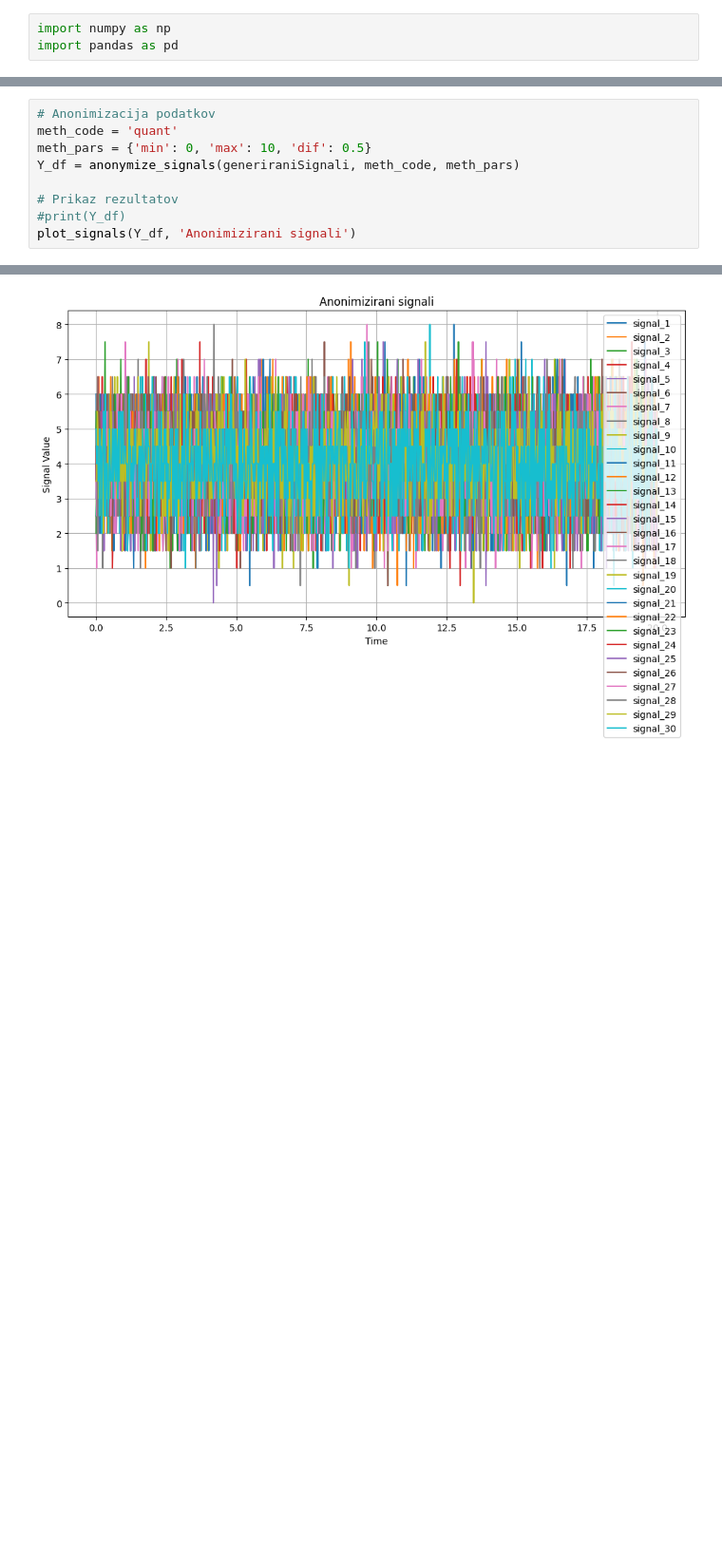
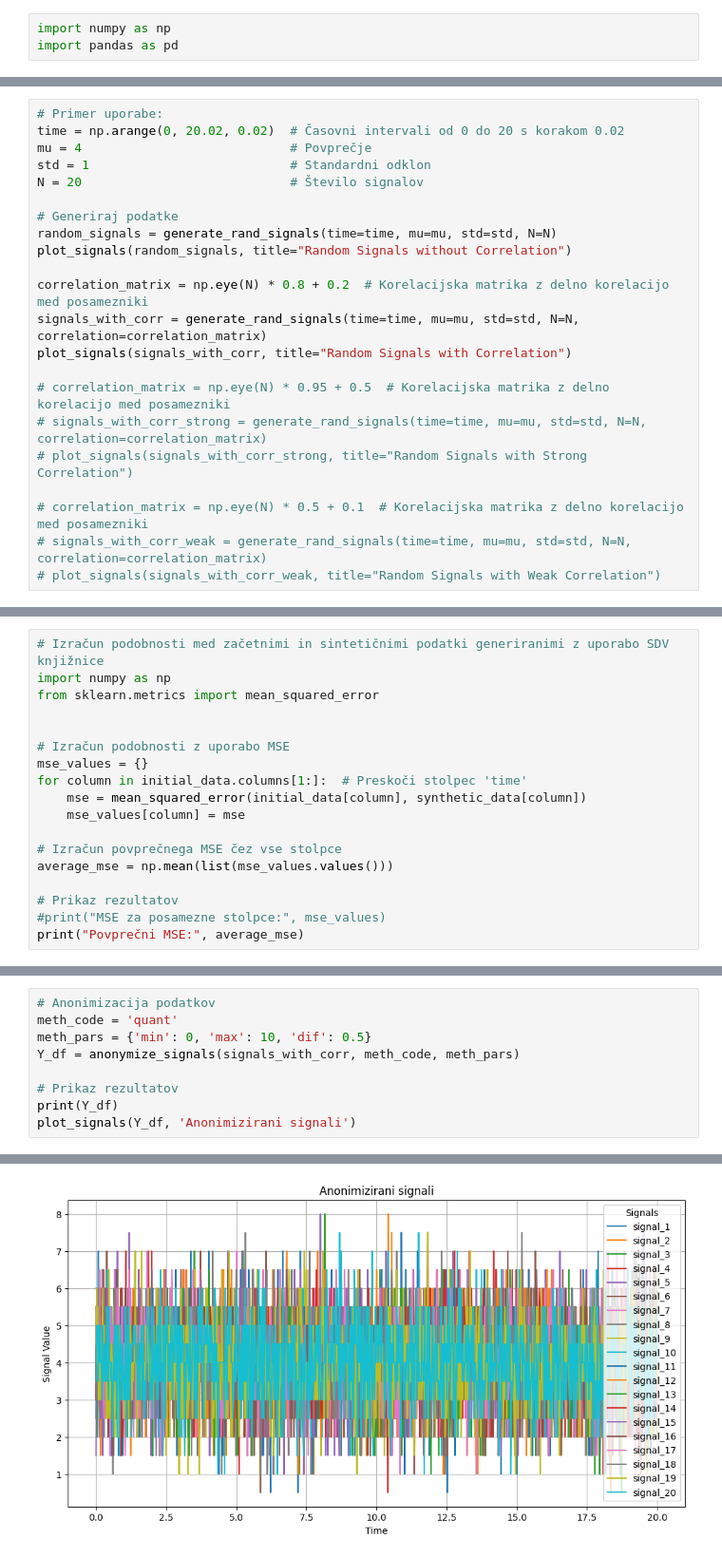
Before and after one commit to Leon-0-0-7/magistrska, a Jupyter notebook: src/anonimizacijaV1.ipynb, the cells around one changed output, grey strips where cells are left out. Shown at 95% size. Drawn from its saved outputs; the diff is of its cells as text; blank space fills up the shorter version.

Commit message:
Dodal uporabo knjiznic za generiranje in anonimizacijo.

```diff
--- a/src/anonimizacijaV1.ipynb
+++ b/src/anonimizacijaV1.ipynb
@@ -92,0 +71,22 @@ plot_signals_seaborn(generiraniSignali)
+# %%
+# Primer uporabe:
+time = np.arange(0, 20.02, 0.02)  # Časovni intervali od 0 do 20 s korakom 0.02
+mu = 4                            # Povprečje
+std = 1                           # Standardni odklon
+N = 20                            # Število signalov
+
+# Generiraj podatke
+random_signals = generate_rand_signals(time=time, mu=mu, std=std, N=N)
+plot_signals(random_signals, title="Random Signals without Correlation")
+
+correlation_matrix = np.eye(N) * 0.8 + 0.2  # Korelacijska matrika z delno korelacijo med posamezniki
+signals_with_corr = generate_rand_signals(time=time, mu=mu, std=std, N=N, correlation=correlation_matrix)
+plot_signals(signals_with_corr, title="Random Signals with Correlation")
+
+# correlation_matrix = np.eye(N) * 0.95 + 0.5  # Korelacijska matrika z delno korelacijo med posamezniki
+# signals_with_corr_strong = generate_rand_signals(time=time, mu=mu, std=std, N=N, correlation=correlation_matrix)
+# plot_signals(signals_with_corr_strong, title="Random Signals with Strong Correlation")
+
+# correlation_matrix = np.eye(N) * 0.5 + 0.1  # Korelacijska matrika z delno korelacijo med posamezniki
+# signals_with_corr_weak = generate_rand_signals(time=time, mu=mu, std=std, N=N, correlation=correlation_matrix)
+# plot_signals(signals_with_corr_weak, title="Random Signals with Weak Correlation")
@@ -92,0 +147,18 @@ plot_signals_seaborn(generiraniSignali)
+# %%
+# Izračun podobnosti med začetnimi in sintetičnimi podatki generiranimi z uporabo SDV knjižnice
+import numpy as np
+from sklearn.metrics import mean_squared_error
+
+
+# Izračun podobnosti z uporabo MSE
+mse_values = {}
+for column in initial_data.columns[1:]:  # Preskoči stolpec 'time'
+    mse = mean_squared_error(initial_data[column], synthetic_data[column])
+    mse_values[column] = mse
+
+# Izračun povprečnega MSE čez vse stolpce
+average_mse = np.mean(list(mse_values.values()))
+
+# Prikaz rezultatov
+#print("MSE za posamezne stolpce:", mse_values)
+print("Povprečni MSE:", average_mse)
@@ -132,9 +385,9 @@ def anonymize_signals(originalni_signali_df, method_code, method_parameters):
 # Anonimizacija podatkov
 meth_code = 'quant'
 meth_pars = {'min': 0, 'max': 10, 'dif': 0.5}
-Y_df = anonymize_signals(generiraniSignali, meth_code, meth_pars)
+Y_df = anonymize_signals(signals_with_corr, meth_code, meth_pars)
 
 # Prikaz rezultatov
-#print(Y_df)
+print(Y_df)
 plot_signals(Y_df, 'Anonimizirani signali')
 # %% [output]
@@ -141,4 +411,4 @@ plot_signals(Y_df, 'Anonimizirani signali')
-[figure, old version]
+[figure, new version]
 # %%
 def anonim_count(X_df, Y_df):
     """
```
Also changed, not shown: parts of 20 cells of this notebook.
